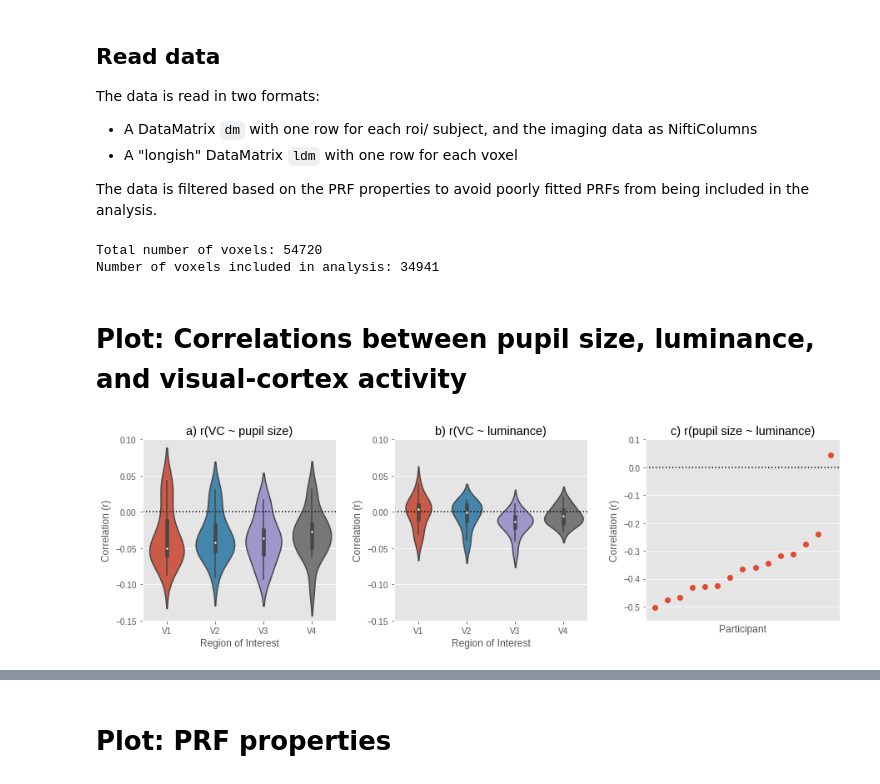
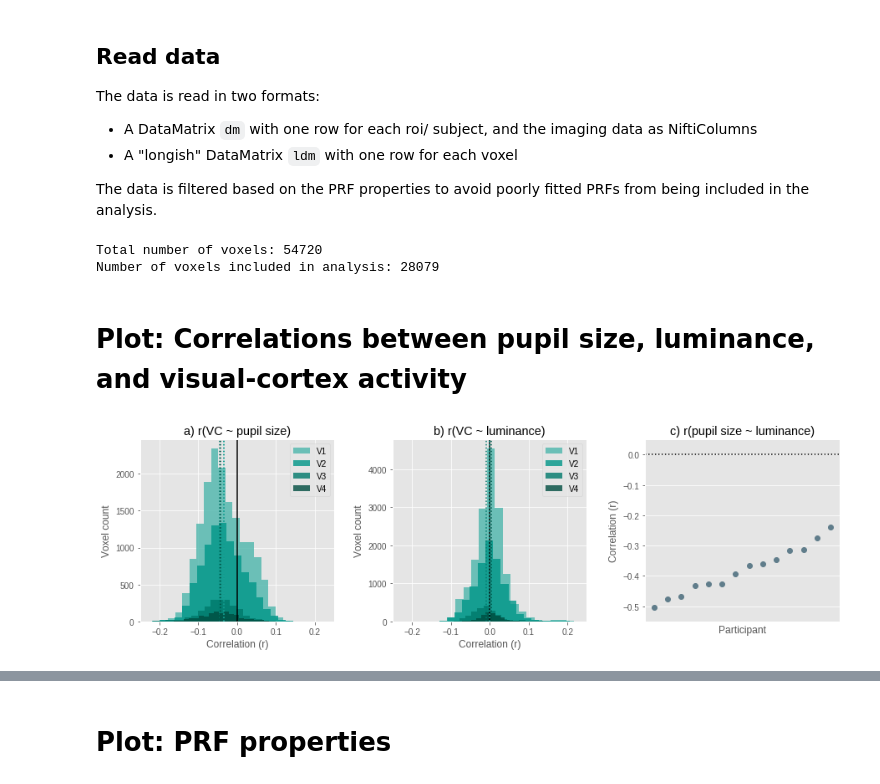
Before and after one commit to smathot/studyforrest-prf, a Jupyter notebook: code/main-analysis.ipynb, the cells around one changed output, grey strips where cells are left out. Cells and saved outputs as stored; diff of their text form; code cells hidden in the pictures.

Commit message:
Update main analysis

```diff
--- a/code/main-analysis.ipynb
+++ b/code/main-analysis.ipynb
@@ -38,7 +45,7 @@ def mask(nft, mask):
 
 
 dm = io.readpickle(SRC_NIFTI)
-ldm = io.readtxt(SRC_LONGISH)
+dm = dm.sub != OUTLIERS
 for row in dm:
     a = row.prf_err.get_data()
     x = row.prf_x.get_data()
@@ -73,15 +80,20 @@ dm.m_prf_ecc = [
     )
     for row in dm
 ]
+# And now the longish matrix
+ldm = io.readtxt(SRC_LONGISH)
 print('Total number of voxels: {}'.format(len(ldm)))
 ldm = ldm.prf_err <= MAX_ERR
 ldm = ldm.prf_x > MIN_X
 ldm = ldm.prf_x <= MAX_X
 ldm = ldm.prf_y > MIN_Y
 ldm = ldm.prf_y <= MAX_Y
+ldm = ldm.prf_sd > MIN_SD
+ldm = ldm.prf_sd <= MAX_SD
+ldm = ldm.sub != OUTLIERS
 print('Number of voxels included in analysis: {}'.format(len(ldm)))
 # %% [output]
 Total number of voxels: 54720
-Number of voxels included in analysis: 34941
+Number of voxels included in analysis: 28079
 # %% [markdown]
 # Plot: Correlations between pupil size, luminance, and visual-cortex activity
@@ -88,33 +121,24 @@ Number of voxels included in analysis: 34941
 # %%
 plt.figure(figsize=(15, 4))
-
 plt.subplots_adjust(wspace=.3)
+# Correlated pupil size and visual cortex
 plt.subplot(1,3,1)
-plt.ylabel('Correlation (r)')
-plt.xlabel('Region of Interest')
 plt.title('a) r(VC ~ pupil size)')
-plt.axhline(0, color='black', linestyle=':')
-plt.ylim(-.15, .1)
-sns.violinplot(x='roi', y='r_pupil', data=dm)
-
+roi_hist(ldm, 'r_vc_pupil')
+# Correlated luminance and visual cortex
 plt.subplot(1,3,2)
 plt.title('b) r(VC ~ luminance)')
-plt.ylabel('Correlation (r)')
-plt.axhline(0, color='black', linestyle=':')
-sns.violinplot(x='roi', y='r_lum', data=dm)
-plt.ylim(-.15, .1)
-plt.xlabel('Region of Interest')
-
+roi_hist(ldm, 'r_vc_lum')
 plt.subplot(1,3,3)
+# Correlated pupil size and luminance
 plt.ylabel('Correlation (r)')
 plt.title('c) r(pupil size ~ luminance)')
 plt.axhline(0, color='black', linestyle=':')
 r = sorted([sdm.r_lum_pupil.mean for sub, sdm in ops.split(dm.sub)])
-plt.plot(r ,'o')
+plt.plot(r ,'o', color='#607D8B')
 plt.xlabel('Participant')
 plt.xticks([])
-plt.ylim(-.55, .1)
-
-plot.save('correlation-plot', show=True)
+plt.ylim(-.55, .05)
+plot.save('correlation-plot-dist', show=True)
 # %% [output]
-[figure, old version]
+[figure, new version]
```
Also changed, not shown: parts of 25 cells of this notebook.
